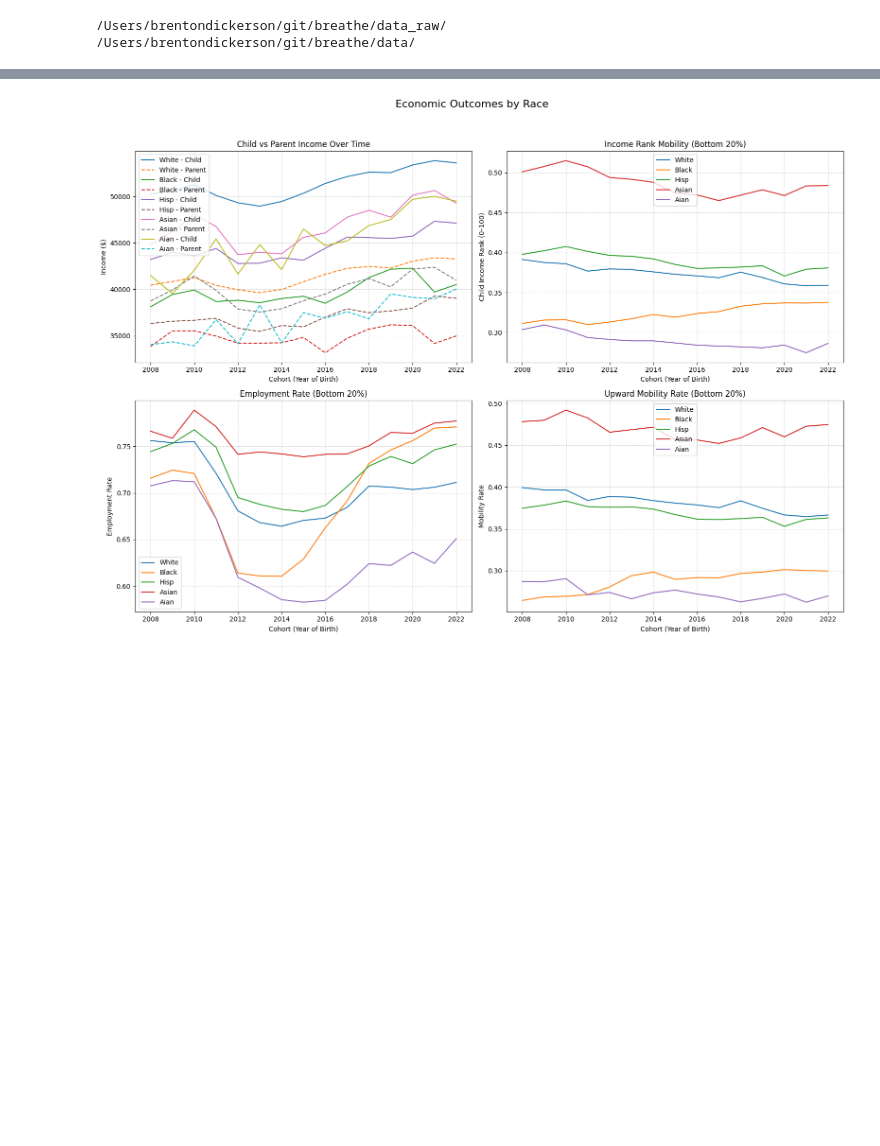
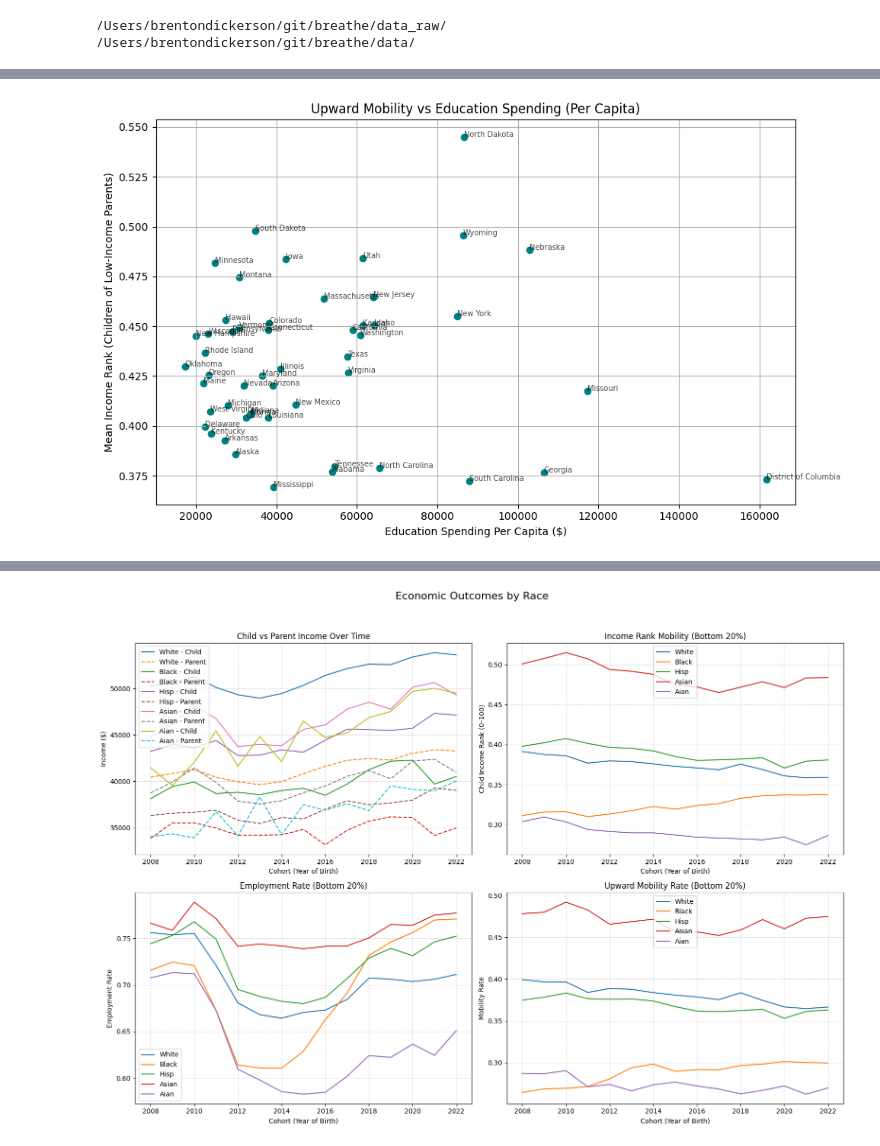
Before and after one commit to brendandoner-breathetransport/breathe, a Jupyter notebook: notebooks/pipeline_fairness.ipynb, the cells around one changed output, grey strips where cells are left out. Cells and saved outputs as stored; diff of their text form; code cells hidden in the pictures; blank space fills up the shorter version.

```diff
--- a/notebooks/pipeline_fairness.ipynb
+++ b/notebooks/pipeline_fairness.ipynb
@@ -43,0 +213,49 @@ parent_child_econ_outcomes_by_race has been saved at /Users/brentondickerson/git
+# %%
+import pandas as pd
+import matplotlib.pyplot as plt
+
+# Load your datasets
+df_spending = pd.read_csv(directory_raw + "per_capita_spending_by_state.csv")  # education/prison spending
+df_mobility = pd.read_csv(directory_raw + "tract_outcomes_state.csv")  # Opportunity Atlas state mobility
+
+# --- FIPS to State Mapping (manually embedded) ---
+fips_to_state = {
+    1: "Alabama", 2: "Alaska", 4: "Arizona", 5: "Arkansas", 6: "California",
+    8: "Colorado", 9: "Connecticut", 10: "Delaware", 11: "District of Columbia",
+    12: "Florida", 13: "Georgia", 15: "Hawaii", 16: "Idaho", 17: "Illinois",
+    18: "Indiana", 19: "Iowa", 20: "Kansas", 21: "Kentucky", 22: "Louisiana",
+    23: "Maine", 24: "Maryland", 25: "Massachusetts", 26: "Michigan", 27: "Minnesota",
+    28: "Mississippi", 29: "Missouri", 30: "Montana", 31: "Nebraska", 32: "Nevada",
+    33: "New Hampshire", 34: "New Jersey", 35: "New Mexico", 36: "New York",
+    37: "North Carolina", 38: "North Dakota", 39: "Ohio", 40: "Oklahoma", 41: "Oregon",
+    42: "Pennsylvania", 44: "Rhode Island", 45: "South Carolina", 46: "South Dakota",
+    47: "Tennessee", 48: "Texas", 49: "Utah", 50: "Vermont", 51: "Virginia",
+    53: "Washington", 54: "West Virginia", 55: "Wisconsin", 56: "Wyoming"
+}
+
+# Map FIPS to state name
+df_mobility["State"] = df_mobility["state"].map(fips_to_state)
+
+# Rename mobility column for clarity
+df_mobility = df_mobility.rename(columns={"kfr_pooled_pooled_p25": "Upward Mobility (P25 Income Rank)"})
+
+# Merge spending and mobility datasets
+df_merged = df_spending.merge(df_mobility, on="State", how="inner")
+
+# --- Plot: Education Spending vs Upward Mobility ---
+plt.figure(figsize=(10, 6))
+plt.scatter(df_merged["Education Per Capita ($)"], df_merged["Upward Mobility (P25 Income Rank)"], color='teal')
+plt.title("Upward Mobility vs Education Spending (Per Capita)")
+plt.xlabel("Education Spending Per Capita ($)")
+plt.ylabel("Mean Income Rank (Children of Low-Income Parents)")
+plt.grid(True)
+
+# Annotate each point with the state name
+for _, row in df_merged.iterrows():
+    plt.annotate(row["State"], (row["Education Per Capita ($)"], row["Upward Mobility (P25 Income Rank)"]),
+                 fontsize=7, alpha=0.7)
+
+plt.tight_layout()
+plt.show()
+# %% [output]
+[figure, added]
```
Also changed, not shown: parts of 22 cells of this notebook, 19 other files.
